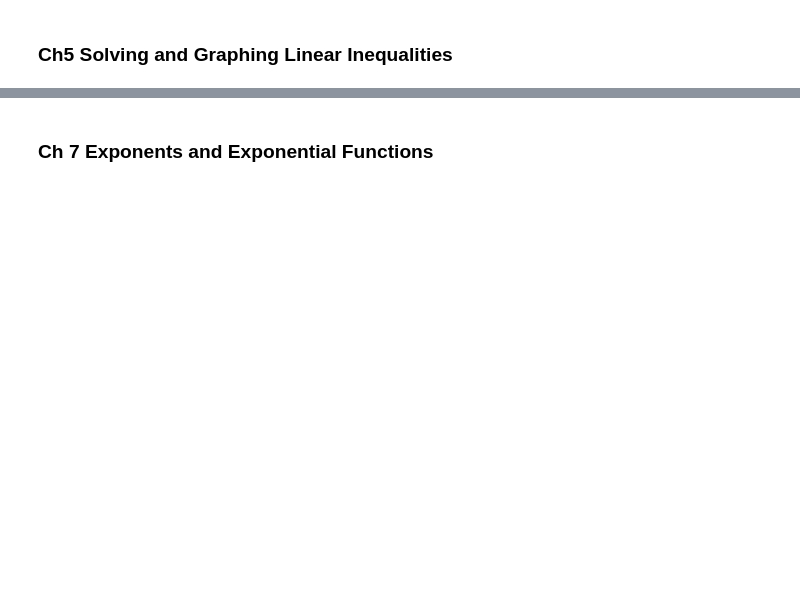
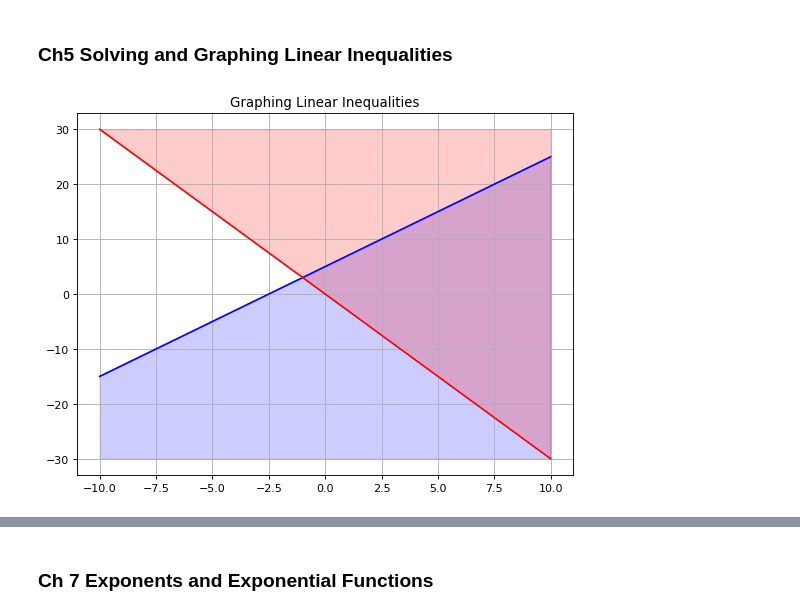
Before and after one commit to apextw/math, a Jupyter notebook: Learn Math with Python - Grade 8.ipynb, the cells around one changed output, grey strips where cells are left out. Drawn from its saved outputs; the diff is of its cells as text; code cells hidden in the pictures; blank space fills up the shorter version.

```diff
--- a/Learn Math with Python - Grade 8.ipynb
+++ b/Learn Math with Python - Grade 8.ipynb
@@ -338,5 +362,43 @@ How the self-driving car drive by itself?
 How to detect lines in a picture? [Hough Transform](https://en.wikipedia.org/wiki/Hough_transform)
 # %% [markdown]
 ### Ch5 Solving and Graphing Linear Inequalities
+# %%
+################################################################################
+# Solving and graphing linear inequalities
+# Author: stevenlee, tw.steven@gmail.com
+################################################################################
+import matplotlib.pyplot as plt
+import numpy as np
+from sympy import *
+
+# Define two lines
+m1,b1 = 2.0,5.0
+m2,b2 = -3.0,0.0
+
+# Region of interest
+ROI = 10
+x = np.linspace(-ROI, ROI)
+
+y1 = m1 * x + b1
+y2 = m2 * x + b2
+
+# Find max/min of Y
+max_y = np.max([y1,y2])
+min_y = np.min([y1,y2])
+
+# Solve the inequalties
+
+################################################################################
+# Plotting
+plt.figure(figsize=(8, 6), dpi=80)
+plt.title('Graphing Linear Inequalities')
+plt.fill_between(x, y1, min_y,color='b',alpha=0.2)
+plt.fill_between(x, max_y, y2,color='r',alpha=0.2)
+plt.plot(x,y1,color='b')
+plt.plot(x,y2,color='r')
+plt.grid(True)
+plt.show()
+# %% [output]
+[figure, added]
 # %% [markdown]
 ### Ch 6 Systems of Equations and Inequalities
```
Also changed, not shown: parts of 13 cells of this notebook, 1 other file.
